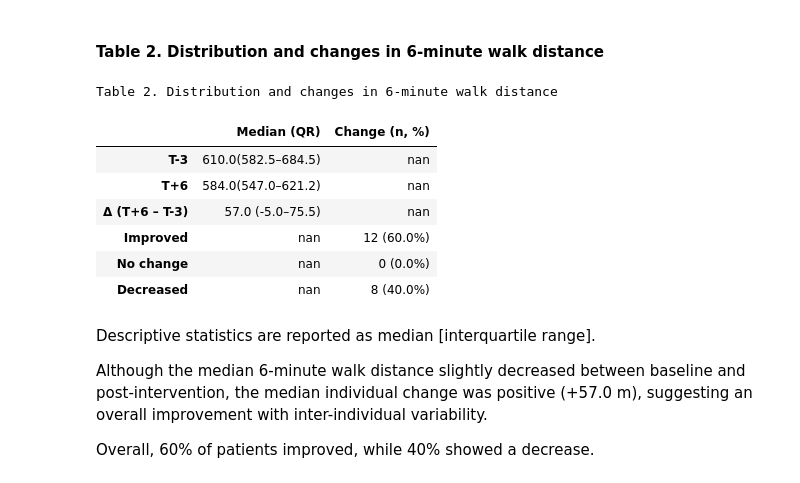
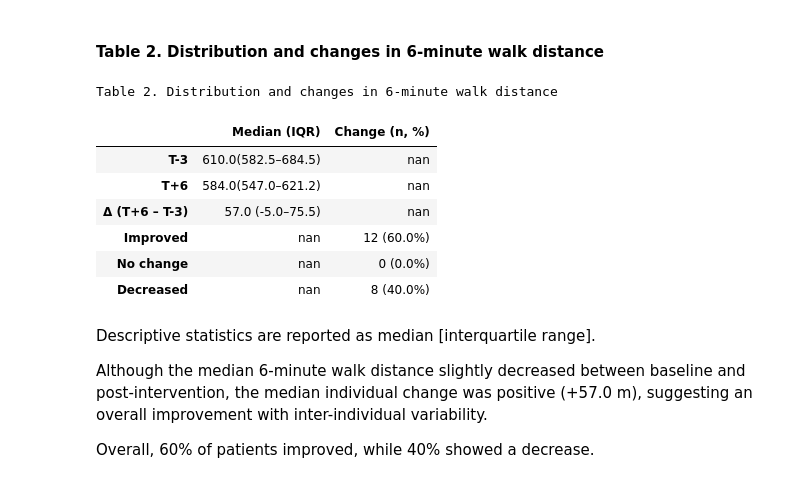
Before and after one commit to chloelaignel31-boop/Laignel.Chloe, a Jupyter notebook: notebook/exploratory_analysis.ipynb, the cells around one changed output. Drawn from its saved outputs; the diff is of its cells as text; code cells hidden in the pictures.

```diff
--- a/notebook/exploratory_analysis.ipynb
+++ b/notebook/exploratory_analysis.ipynb
@@ -374,25 +374,25 @@ summary_table = distance_long.groupby("time")["distance"].agg(
 )
 
 # Create formatted column
-summary_table["Median (QR)"] = (
+summary_table["Median (IQR)"] = (
     summary_table["Median"].round(1).astype(str) + "(" +
     summary_table["Q1"].round(1).astype(str) + "–" +
     summary_table["Q3"].round(1).astype(str) + ")"
 )
 
 # Keep only useful column
-summary_table = summary_table[["Median (QR)"]]
+summary_table = summary_table[["Median (IQR)"]]
 
 # Rename index
 summary_table.index = ["T-3", "T+6"]
 
-# delta median(QR)
+# delta median(IQR)
 delta_median = data_included["delta_6mwt"].median()
 delta_q1 = data_included["delta_6mwt"].quantile(0.25)
 delta_q3 = data_included["delta_6mwt"].quantile(0.75)
 
 delta_summary = pd.DataFrame({
-    "Median (QR)": [
+    "Median (IQR)": [
         f"{round(delta_median,1)} ({round(delta_q1,1)}–{round(delta_q3,1)})"
     ]
 }, index=["Δ (T+6 – T-3)"])
@@ -417,34 +417,34 @@ final_table = pd.concat([summary_table, delta_summary, delta_table])
 
 
 # Export PDF
 fig, ax = plt.subplots(figsize=(6,4))
 ax.axis('off')
 
 table = ax.table(
     cellText=final_table.values,
     colLabels=final_table.columns,
     rowLabels=final_table.index,
     loc='center'
 )
 
 # Title
 plt.title(
     "Table 2. Distribution and changes in 6-minute walk distance",
     fontsize=12,
     pad=20
 )
 
 plt.savefig("../figures/Table_2_Distribution_and_changes_in_6MWT.png", bbox_inches="tight")
 plt.close()
 
 from IPython.display import display
 
 display(final_table.style.set_caption(
     "Table 2. Distribution and changes in 6-minute walk distance"
 ))
 # %% [output]
 Table 2. Distribution and changes in 6-minute walk distance
-|  | Median (QR) | Change (n, %) |
+|  | Median (IQR) | Change (n, %) |
 | T-3 | 610.0(582.5–684.5) | nan |
 | T+6 | 584.0(547.0–621.2) | nan |
 | Δ (T+6 – T-3) | 57.0 (-5.0–75.5) | nan |
```
